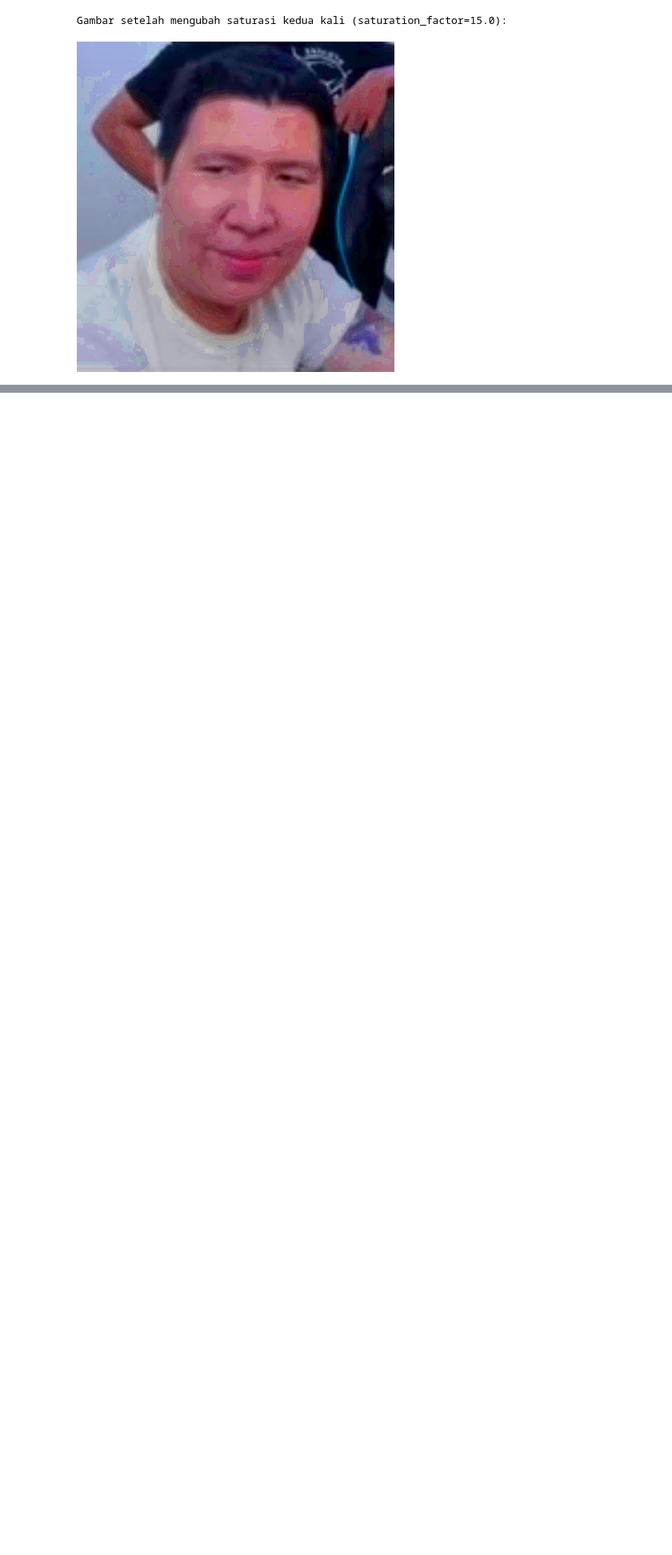
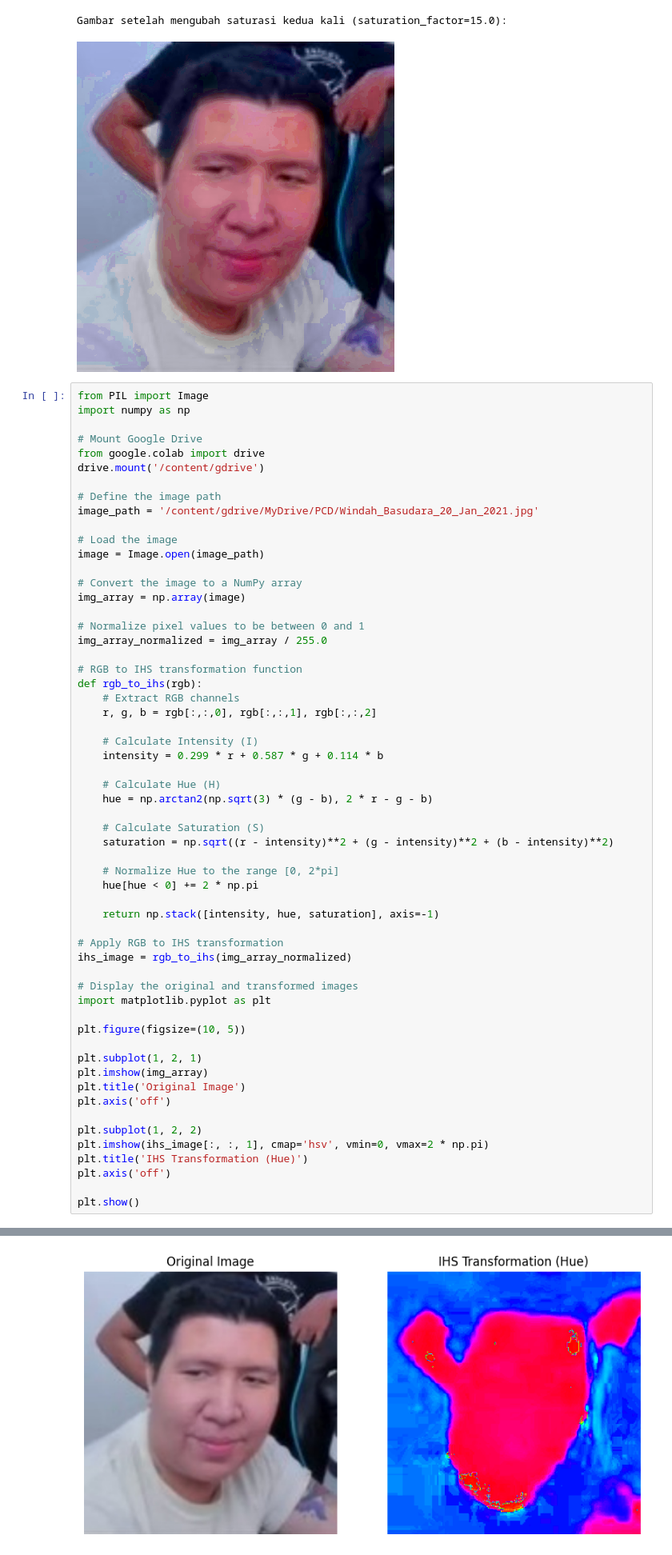
Before and after one commit to PaschalHendryawan/Pengolahan_Citra_Digital, a Jupyter notebook: PCD_Warna.ipynb, the cells around one changed output, grey strips where cells are left out. Shown at 80% size. Cells and saved outputs as stored; diff of their text form; blank space fills up the shorter version.

```diff
--- a/PCD_Warna.ipynb
+++ b/PCD_Warna.ipynb
@@ -99,3 +99,62 @@ Gambar setelah mengubah saturasi pertama kali (saturation_factor=0.1):
 [figure]
 Gambar setelah mengubah saturasi kedua kali (saturation_factor=15.0):
 [figure]
+# %%
+from PIL import Image
+import numpy as np
+
+# Mount Google Drive
+from google.colab import drive
+drive.mount('/content/gdrive')
+
+# Define the image path
+image_path = '/content/gdrive/MyDrive/PCD/Windah_Basudara_20_Jan_2021.jpg'
+
+# Load the image
+image = Image.open(image_path)
+
+# Convert the image to a NumPy array
+img_array = np.array(image)
+
+# Normalize pixel values to be between 0 and 1
+img_array_normalized = img_array / 255.0
+
+# RGB to IHS transformation function
+def rgb_to_ihs(rgb):
+    # Extract RGB channels
+    r, g, b = rgb[:,:,0], rgb[:,:,1], rgb[:,:,2]
+
+    # Calculate Intensity (I)
+    intensity = 0.299 * r + 0.587 * g + 0.114 * b
+
+    # Calculate Hue (H)
+    hue = np.arctan2(np.sqrt(3) * (g - b), 2 * r - g - b)
+
+    # Calculate Saturation (S)
+    saturation = np.sqrt((r - intensity)**2 + (g - intensity)**2 + (b - intensity)**2)
+
+    # Normalize Hue to the range [0, 2*pi]
+    hue[hue < 0] += 2 * np.pi
+
+    return np.stack([intensity, hue, saturation], axis=-1)
+
+# Apply RGB to IHS transformation
+ihs_image = rgb_to_ihs(img_array_normalized)
+
+# Display the original and transformed images
+import matplotlib.pyplot as plt
+
+plt.figure(figsize=(10, 5))
+
+plt.subplot(1, 2, 1)
+plt.imshow(img_array)
+plt.title('Original Image')
+plt.axis('off')
+
+plt.subplot(1, 2, 2)
+plt.imshow(ihs_image[:, :, 1], cmap='hsv', vmin=0, vmax=2 * np.pi)
+plt.title('IHS Transformation (Hue)')
+plt.axis('off')
+
+plt.show()
+# %% [output]
@@ -101,0 +162 @@ Gambar setelah mengubah saturasi kedua kali (saturation_factor=15.0):
+[figure, added]
```
Also changed, not shown: parts of 1 cell of this notebook.
